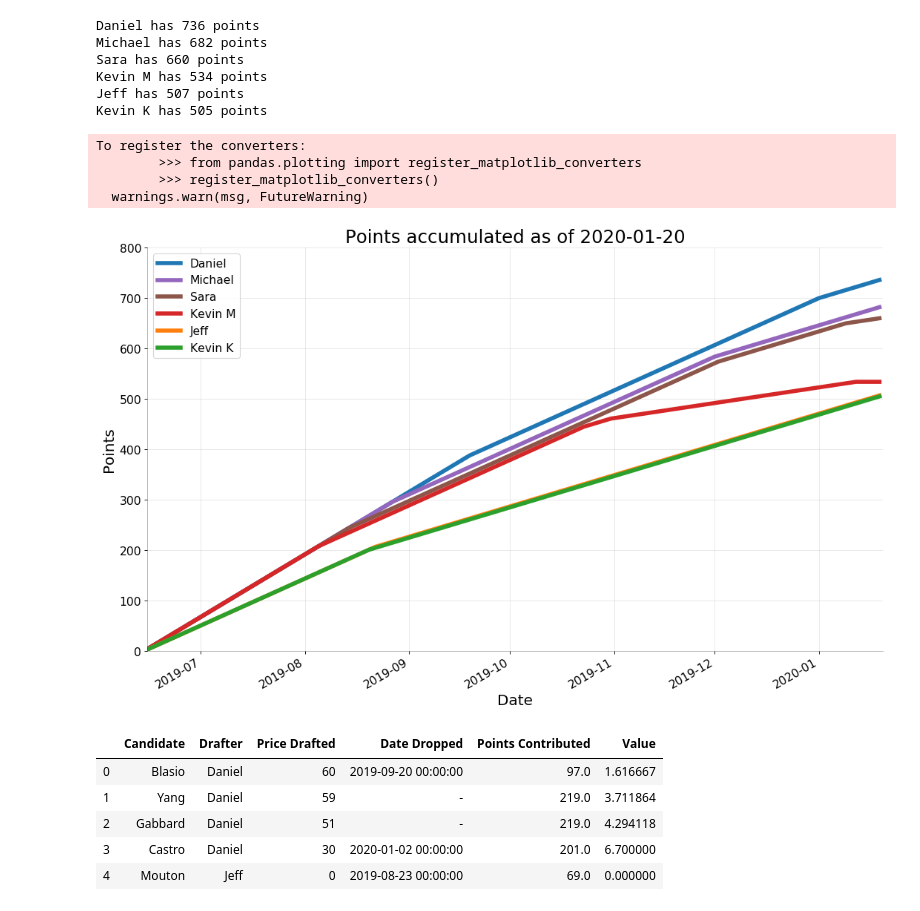
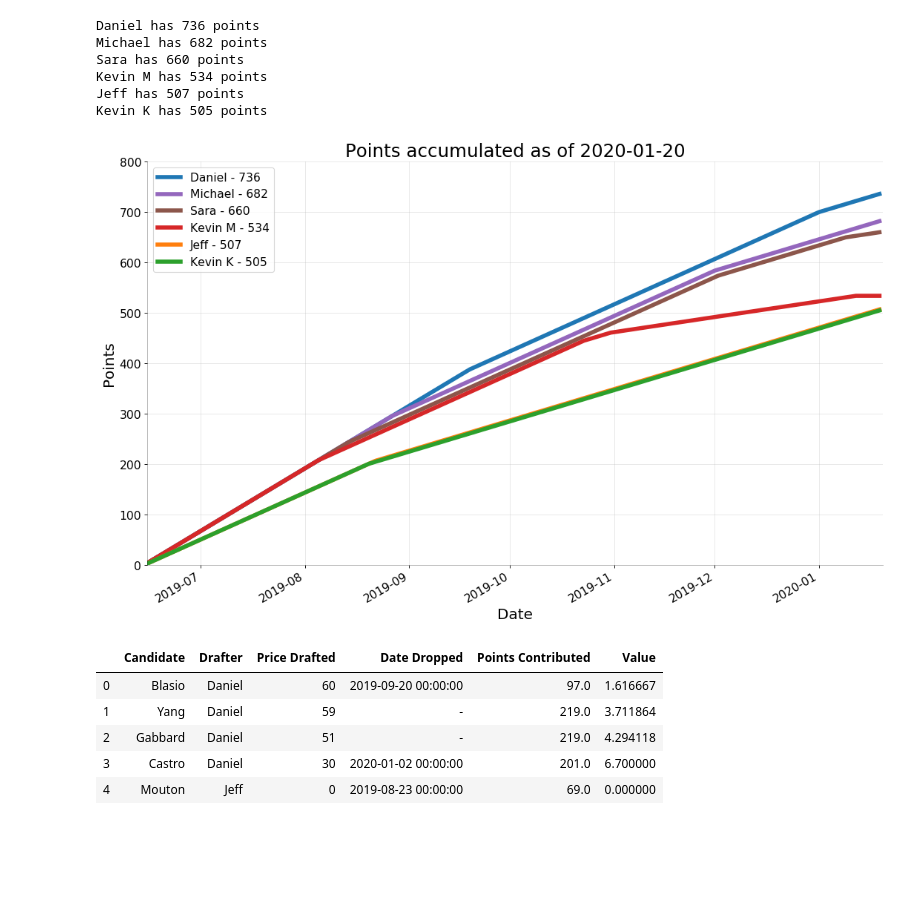
Before and after one commit to graphitical/demmies, a Jupyter notebook: demmies.ipynb, the cells around one changed output. Cells and saved outputs as stored; diff of their text form; code cells hidden in the pictures; blank space fills up the shorter version.

Commit message:
Added point total to legend in point_total image

```diff
--- a/demmies.ipynb
+++ b/demmies.ipynb
@@ -86,34 +67,32 @@ alpha_val = 1.0;
 # %%
 # Draw plot
 fig1, ax1 = plt.subplots(figsize=(16,10),facecolor='white',dpi=80)
 for i,drafter in enumerate(drafter_points):
     ax1.plot(dates, drafter_points[drafter],c=colors[drafter],alpha=alpha_val,linewidth=5);
 
 # Title, Label, Ticks, Lims and Legend
 fig1.autofmt_xdate();
 ax1.set_title("Points accumulated as of {}".format(datetime.date.today()),fontdict={'size':22})
 ax1.set(xlim=(start_date,today_date),ylim=(0,800))
 ax1.set_xlabel("Date",fontsize=18);
 ax1.set_ylabel("Points",fontsize=18);
 plt.yticks(fontsize=14); plt.xticks(fontsize=14);
 plt.grid(axis="both", alpha=.3)
-plt.legend(drafter_points.keys(),fontsize=14);
+leg = [i+' - '+str(j) for i,j in zip(list(drafter_points.keys()),[int(drafter_points[x][-1]) for x in drafter_points])]
+plt.legend(leg,fontsize=14);
+
 
 # Remove borders
 ax1.spines["top"].set_alpha(0.0)
 ax1.spines["bottom"].set_alpha(0.3)
 ax1.spines["right"].set_alpha(0.0)
 ax1.spines["left"].set_alpha(0.3)
 
 # Save fig
-plt.savefig("figs/point_total_{}.png".format(datetime.date.today()));
+# plt.savefig("figs/point_total_{}.png".format(datetime.date.today()));
 plt.savefig("figs/point_total.png");
 # %% [output]
-To register the converters:
-        >>> from pandas.plotting import register_matplotlib_converters
-        >>> register_matplotlib_converters()
-  warnings.warn(msg, FutureWarning)
-[figure, old version]
+[figure, new version]
 # %%
 # Sorted by value
 df.sort_values(by=['Drafter','Value'],inplace=True)
```
Also changed, not shown: parts of 1 cell of this notebook, 1 other file.
